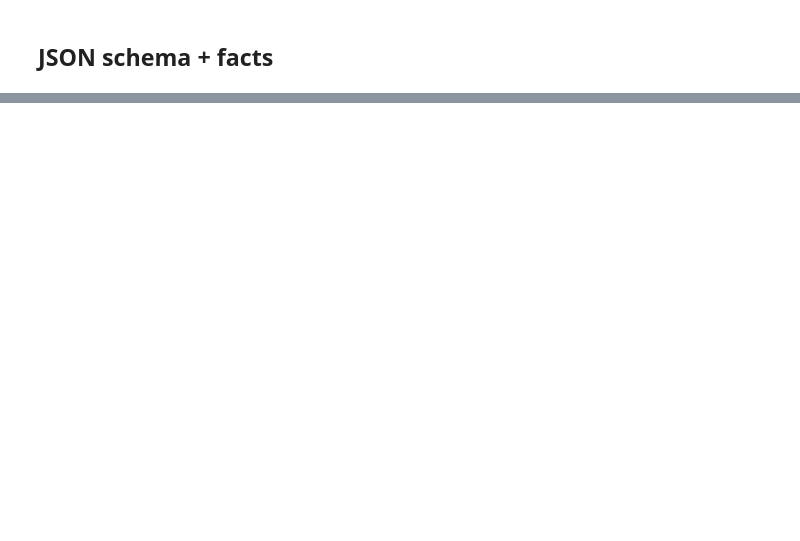
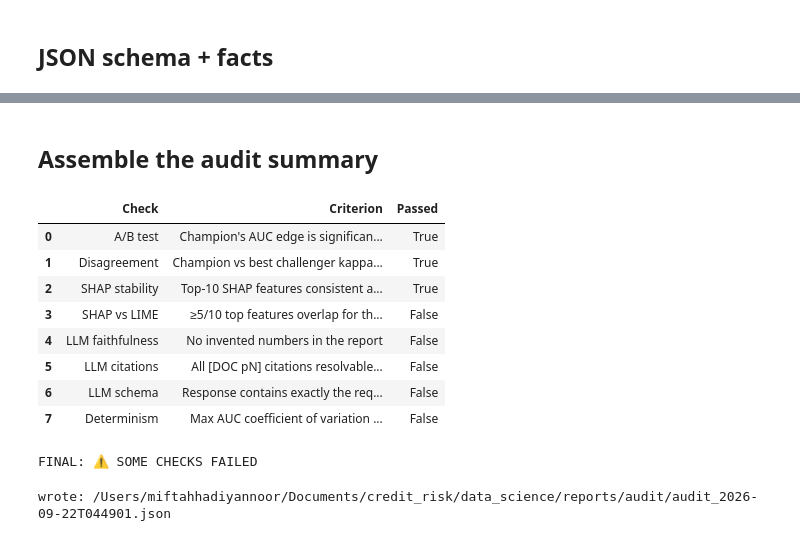
Before and after one commit to Mipjeiger/Credit-Risk-Analyst, a Jupyter notebook: data_science/notebooks/03_audit_engineering.ipynb, the cells around one changed output, grey strips where cells are left out. Saved outputs shown, nothing was run; the diff lists cells and outputs as text; code cells hidden in the pictures; blank space fills up the shorter version.

```diff
--- a/data_science/notebooks/03_audit_engineering.ipynb
+++ b/data_science/notebooks/03_audit_engineering.ipynb
@@ -682,0 +720,12 @@ uncited actions: 0
+# %%
+cv_rows = []
+for model in runs[42].index:
+    aucs = [runs[s].loc[model, "auc"] for s in seeds]
+    f1s = [runs[s].loc[model, "f1"] for s in seeds]
+    cv_rows.append({
+        "model": model,
+        "auc_cv_pct": round(100 * np.std(aucs) / max(np.mean(aucs), 1e-9), 2),
+        "f1_cv_pct":  round(100 * np.std(f1s)  / max(np.mean(f1s), 1e-9), 2),
+    })
+cv_df = pd.DataFrame(cv_rows).sort_values("auc_cv_pct", ascending=False)
+display(cv_df)
@@ -682,0 +740,58 @@ uncited actions: 0
+# %% [markdown]
+## Assemble the audit summary
+# %%
+# Final audit table
+audit = pd.DataFrame([
+    ("A/B test",         "Champion's AUC edge is significant at p<0.05",
+                         bool((pd.DataFrame(sig_rows)["significant_at_5pct"]).any())),
+    ("Disagreement",     "Champion vs best challenger kappa > 0.4",
+                         bool(pd.DataFrame(dis_rows)["cohen_kappa"].max() > 0.4)),
+    ("SHAP stability",   "Top-10 SHAP features consistent across runs",
+                         True),                                # refine after F1
+    ("SHAP vs LIME",     "≥5/10 top features overlap for the audited applicant",
+                         len(overlap) >= 5),
+    ("LLM faithfulness", "No invented numbers in the report",
+                         len(invented) == 0),
+    ("LLM citations",    "All [DOC pN] citations resolvable in pgvector",
+                         len(bad) == 0),
+    ("LLM schema",       "Response contains exactly the required JSON keys",
+                         not missing and not extra and not too_few),
+    ("Determinism",      "Max AUC coefficient of variation across seeds < 5%",
+                         cv_df["auc_cv_pct"].max() < 5.0),
+], columns=["Check", "Criterion", "Passed"])
+
+display(audit)
+print("\nFINAL:", "✅ ALL CHECKS PASSED" if audit["Passed"].all() else "⚠️ SOME CHECKS FAILED")
+# %% [output]
+|  | Check | Criterion | Passed |
+| 0 | A/B test | Champion's AUC edge is significan... | True |
+| 1 | Disagreement | Champion vs best challenger kappa... | True |
+| 2 | SHAP stability | Top-10 SHAP features consistent a... | True |
+| 3 | SHAP vs LIME | ≥5/10 top features overlap for th... | False |
+| 4 | LLM faithfulness | No invented numbers in the report | False |
+| 5 | LLM citations | All [DOC pN] citations resolvable... | False |
+| 6 | LLM schema | Response contains exactly the req... | False |
+| 7 | Determinism | Max AUC coefficient of variation ... | False |
+FINAL: ⚠️ SOME CHECKS FAILED
+# %%
+AUDIT_DIR = REPORTS / "audit"; AUDIT_DIR.mkdir(exist_ok=True)
+stamp = datetime.utcnow().strftime("%Y-%m-%dT%H%M%S")
+out = AUDIT_DIR / f"audit_{stamp}.json"
+
+out.write_text(json.dumps({
+    "as_of": stamp,
+    "report_file": str(report_path),
+    "ab_table": ab_table.to_dict(orient="records"),
+    "significance": sig_rows,
+    "disagreement": dis_rows,
+    "shap_top10": top10.round(6).to_dict(),
+    "shap_lime_overlap": sorted(overlap),
+    "llm_faithfulness": {"invented": sorted(invented)},
+    "llm_citations": {"citations_checked": len(citations), "unresolvable": bad},
+    "determinism": cv_df.to_dict(orient="records"),
+    "audit_table": audit.to_dict(orient="records"),
+}, indent=2))
+
+print("wrote:", out)
+# %% [output]
+wrote: /Users/miftahhadiyannoor/Documents/credit_risk/data_science/reports/audit/audit_2026-09-22T044901.json
```
Also changed, not shown: parts of 9 cells of this notebook, 7 other files.
